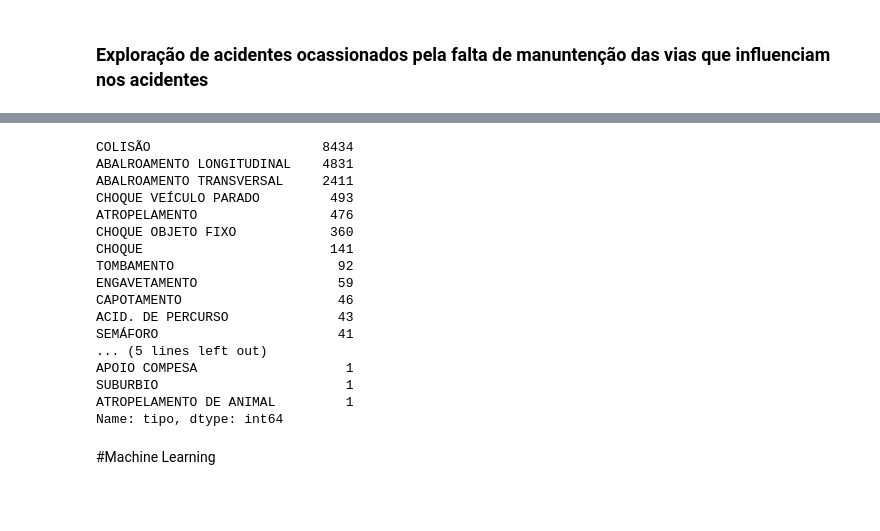
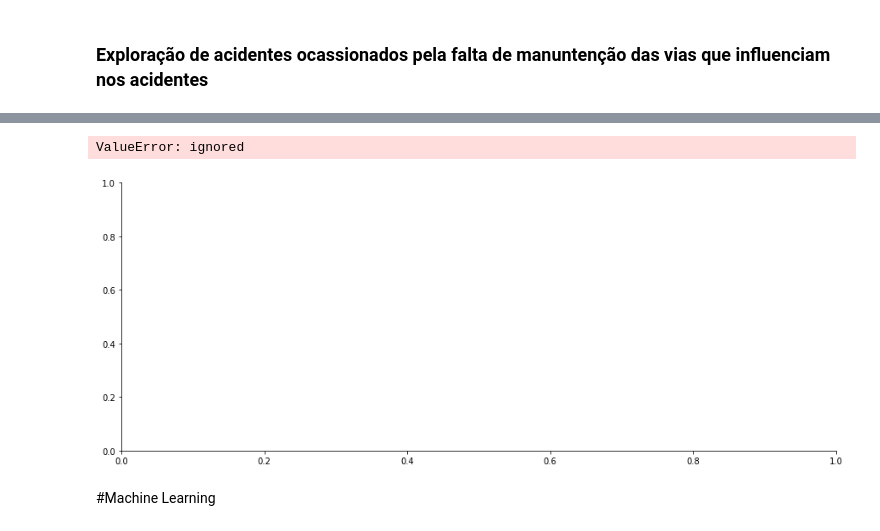
Before and after one commit to juliathemelo/machine_learning_random_forest_classifier, a Jupyter notebook: projeto3_pygil.ipynb, the cells around one changed output, grey strips where cells are left out. Saved outputs shown, nothing was run; the diff lists cells and outputs as text; code cells hidden in the pictures; blank space fills up the shorter version.

```diff
--- a/projeto3_pygil.ipynb
+++ b/projeto3_pygil.ipynb
@@ -440,20 +442,6 @@ _ = plt.title("Histograma situação do semáforo")
-# %%
-df.tipo.value_counts()
-# %% [output]
-COLISÃO                      8434
-ABALROAMENTO LONGITUDINAL    4831
-ABALROAMENTO TRANSVERSAL     2411
-CHOQUE VEÍCULO PARADO         493
-ATROPELAMENTO                 476
-CHOQUE OBJETO FIXO            360
-CHOQUE                        141
-TOMBAMENTO                     92
-ENGAVETAMENTO                  59
-CAPOTAMENTO                    46
-ACID. DE PERCURSO              43
-SEMÁFORO                       41
-... (5 lines left out)
-APOIO COMPESA                   1
-SUBURBIO                        1
-ATROPELAMENTO DE ANIMAL         1
-Name: tipo, dtype: int64
+# %%
+lm = sns.lmplot('vitimas', 'tipo', data=df, aspect=2.5, order=3)
+lm.ax.set_xlabel('vitimas')
+# %% [output]
+ValueError: ignored
+[figure, added]
```
Also changed, not shown: parts of 33 cells of this notebook.
